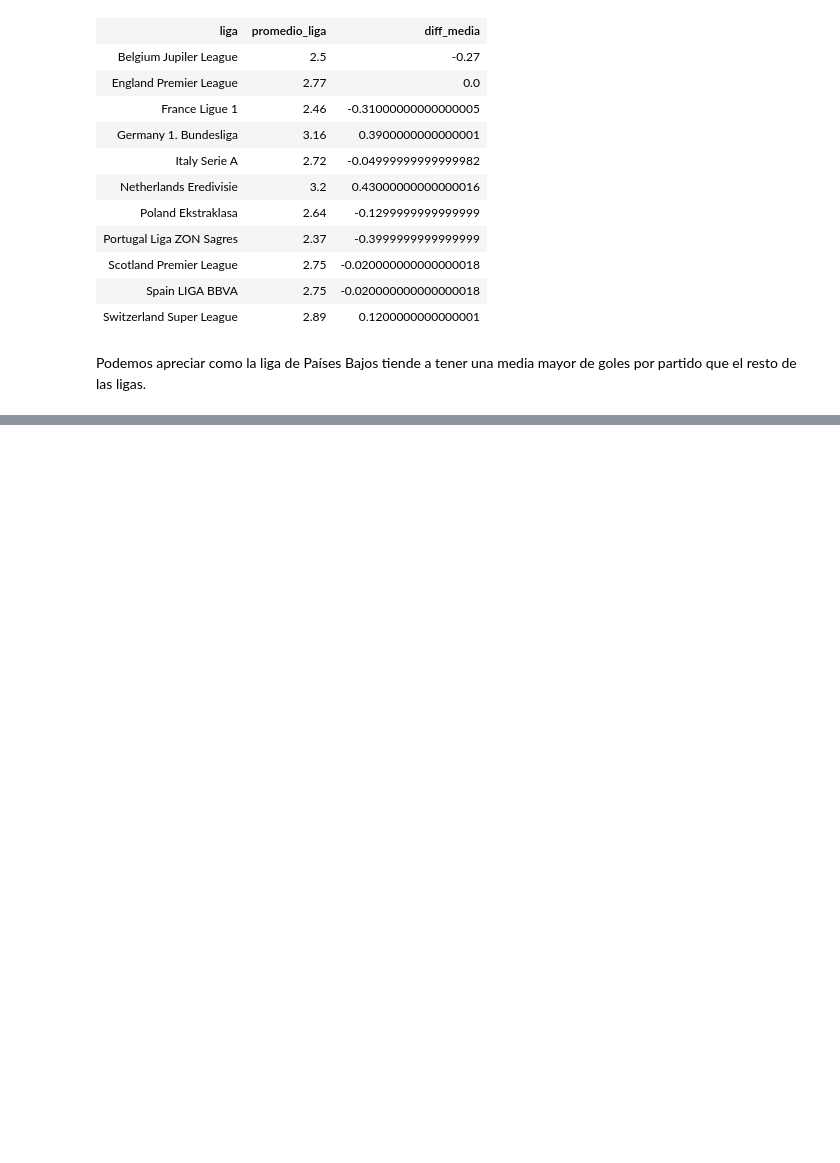
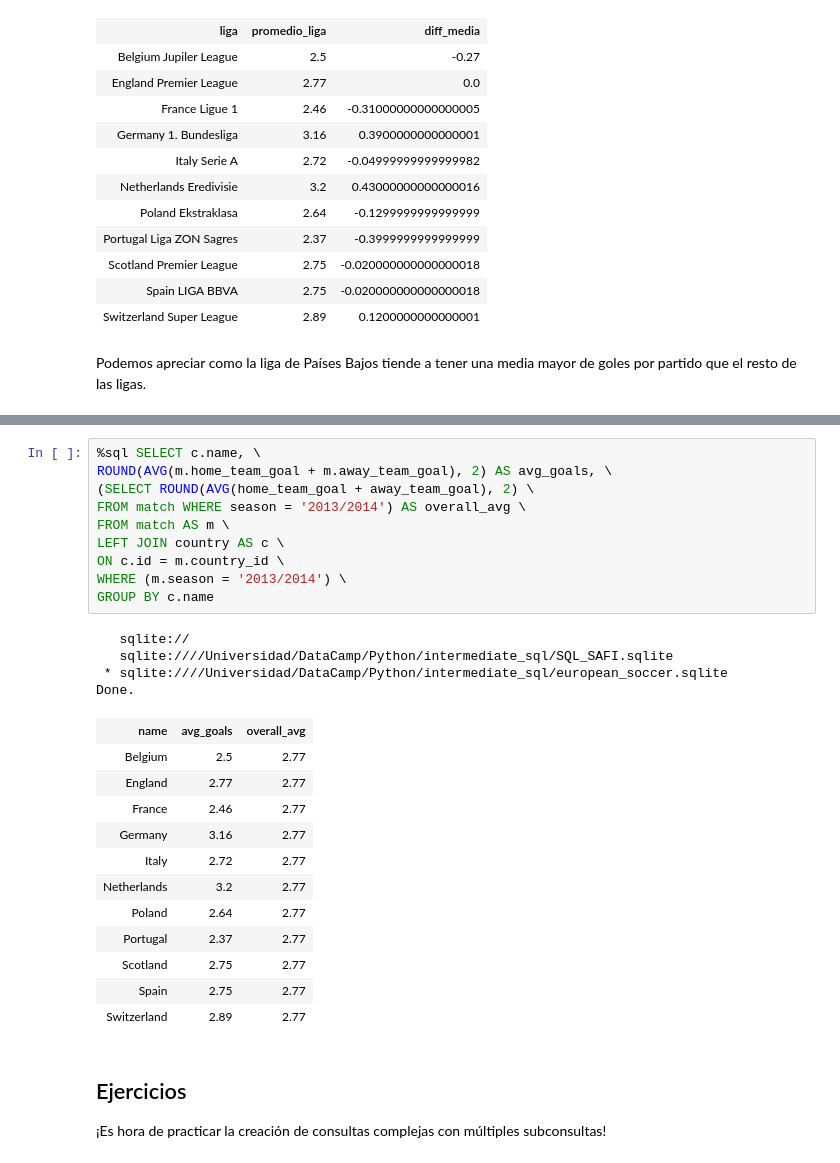
Before and after one commit to adinamarca/notebooks, a Jupyter notebook: SQL/intermediate_sql/notebook.ipynb, the cells around one changed output, grey strips where cells are left out. Saved outputs shown, nothing was run; the diff lists cells and outputs as text; blank space fills up the shorter version.

```diff
--- a/SQL/intermediate_sql/notebook.ipynb
+++ b/SQL/intermediate_sql/notebook.ipynb
@@ -2149,0 +2325,31 @@ Podemos apreciar como la liga de Países Bajos tiende a tener una media mayor de
+# %%
+%sql SELECT c.name, \
+ROUND(AVG(m.home_team_goal + m.away_team_goal), 2) AS avg_goals, \
+(SELECT ROUND(AVG(home_team_goal + away_team_goal), 2) \
+FROM match WHERE season = '2013/2014') AS overall_avg \
+FROM match AS m \
+LEFT JOIN country AS c \
+ON c.id = m.country_id \
+WHERE (m.season = '2013/2014') \
+GROUP BY c.name
+# %% [output]
+   sqlite://
+   sqlite:////Universidad/DataCamp/Python/intermediate_sql/SQL_SAFI.sqlite
+ * sqlite:////Universidad/DataCamp/Python/intermediate_sql/european_soccer.sqlite
+Done.
+| name | avg_goals | overall_avg |
+| Belgium | 2.5 | 2.77 |
+| England | 2.77 | 2.77 |
+| France | 2.46 | 2.77 |
+| Germany | 3.16 | 2.77 |
+| Italy | 2.72 | 2.77 |
+| Netherlands | 3.2 | 2.77 |
+| Poland | 2.64 | 2.77 |
+| Portugal | 2.37 | 2.77 |
+| Scotland | 2.75 | 2.77 |
+| Spain | 2.75 | 2.77 |
+| Switzerland | 2.89 | 2.77 |
+# %% [markdown]
+## Ejercicios
+
+¡Es hora de practicar la creación de consultas complejas con múltiples subconsultas!
```
Also changed, not shown: parts of 7 cells of this notebook.
